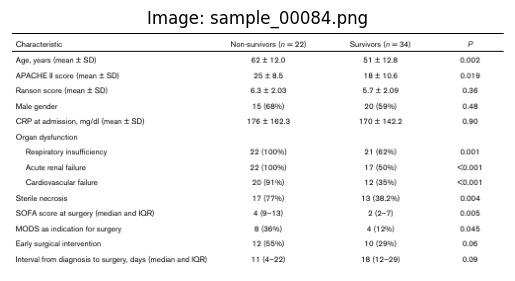
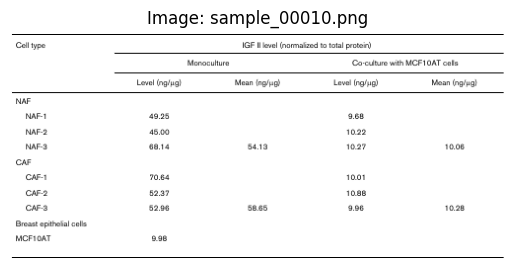
Code edit (unified diff) that turned the first committed figure into the second:
--- before
+++ after
@@ -13,4 +13,14 @@
         preds = torch.sigmoid(model(img_t)).squeeze(0).cpu().numpy()
 
+    mask_names = ['row', 'col', 'col_header', 'row_header', 'span']
+    fig, axes = plt.subplots(1, 5, figsize=(20, 5))
+    for i, ax in enumerate(axes):
+        ax.imshow(preds[i], cmap='hot', interpolation='nearest')
+        ax.set_title(mask_names[i])
+        ax.axis('off')
+    plt.tight_layout()
+    plt.savefig('debug_masks.png')  # Lưu lại để phân tích
+    plt.show()
+
     # Ngưỡng cố định 0.5 cho tất cả mask
     row_mask  = (preds[0] > 0.5).astype(np.uint8)
@@ -18,7 +28,13 @@
     span_mask = (preds[4] > 0.5).astype(np.uint8)
 
-    # Gọi hàm masks_to_cell_boxes MỚI
+    col_header_mask = (preds[2] > 0.5).astype(np.uint8)  
+    row_header_mask = (preds[3] > 0.5).astype(np.uint8)
+
     cells = masks_to_cell_boxes(row_mask, col_mask, span_mask,
-                                orig_w, orig_h, img_size)
+                               col_header_mask, row_header_mask,
+                               orig_w, orig_h, img_size)
+    for cell in cells[:10]:
+        print(f"Row {cell.row_idx}, Col {cell.col_idx}, span={cell.col_span}, is_span={cell.is_span}")
+
     print(f"Tổng cells: {len(cells)}")
 
@@ -37,5 +53,5 @@
 
 # random_img_path = random.choice(test_images)
-random_img_path = TEST_IMG_DIR / "sample_00084.png"
+random_img_path = TEST_IMG_DIR / "sample_00010.png"
 img = Image.open(random_img_path)
 plt.imshow(img)

Commit: feat/update-final